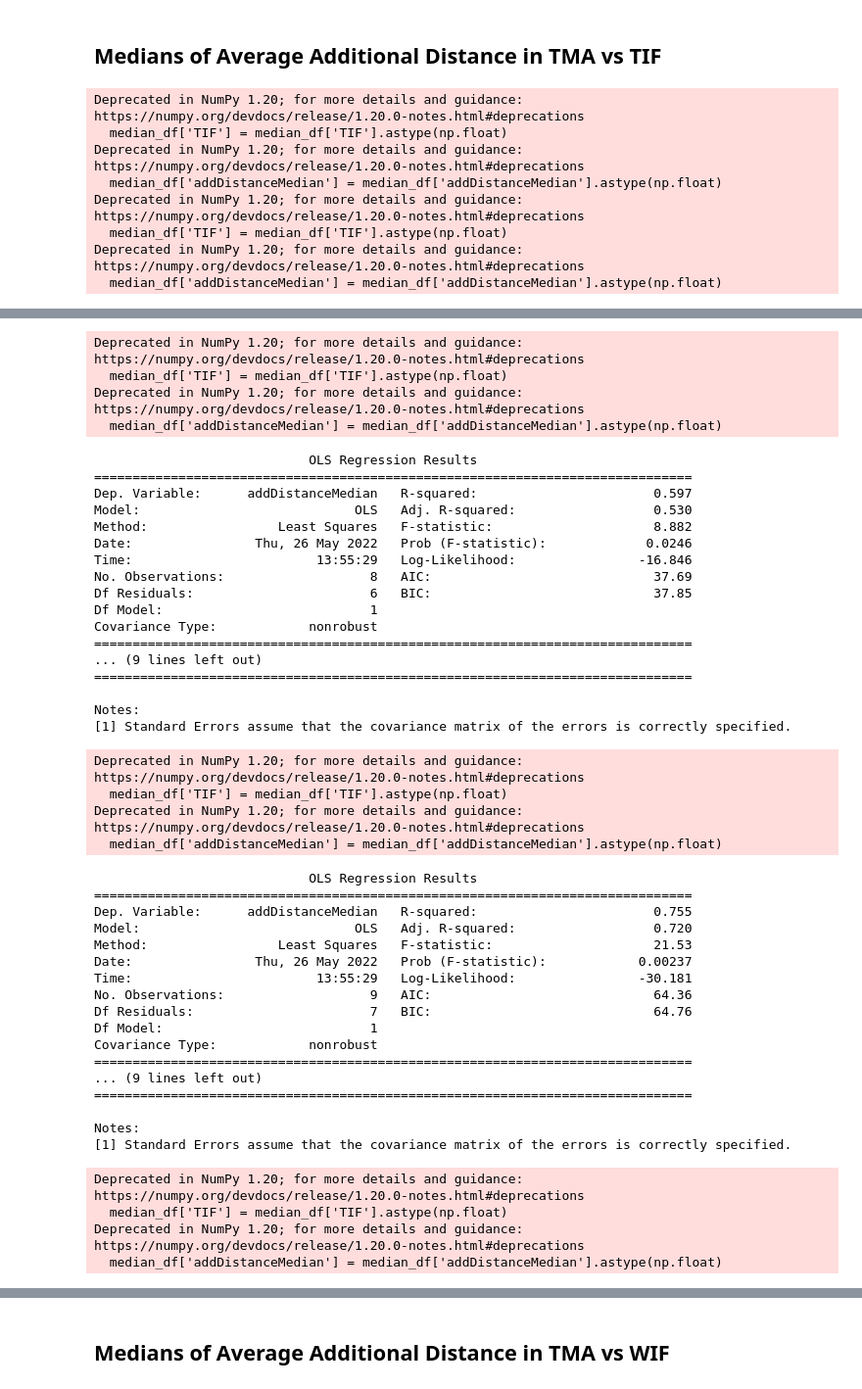
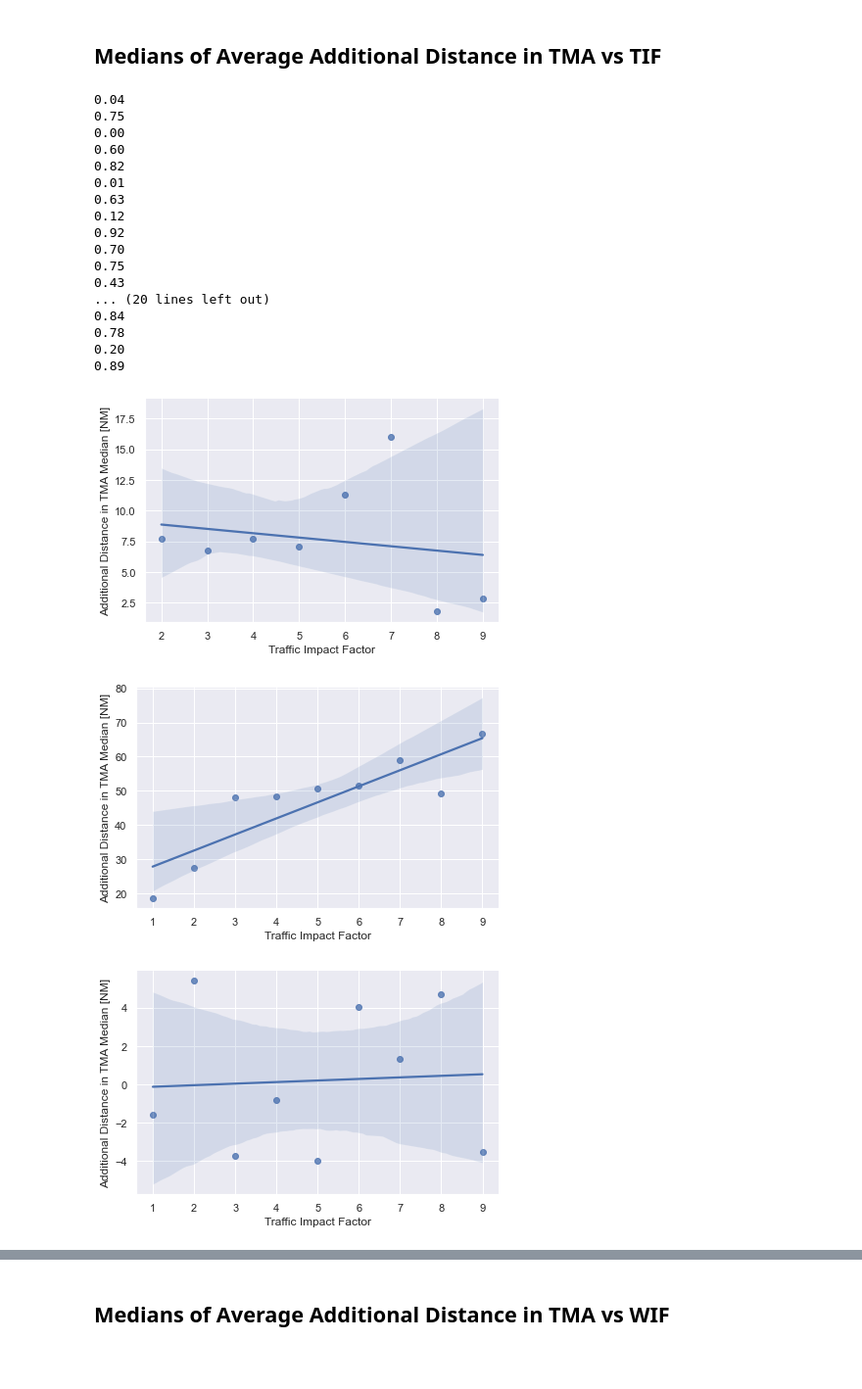
Before and after one commit to anlemett/FlightEfficiencyJournal, a Jupyter notebook: Jupyter/ByClusters/Regression/horizontal_PIs_medians_vs_impact_factors.ipynb, the cells around one changed output, grey strips where cells are left out. Shown at 98% size. Drawn from its saved outputs; the diff is of its cells as text; code cells hidden in the pictures; blank space fills up the shorter version.

```diff
--- a/Jupyter/ByClusters/Regression/horizontal_PIs_medians_vs_impact_factors.ipynb
+++ b/Jupyter/ByClusters/Regression/horizontal_PIs_medians_vs_impact_factors.ipynb
@@ -83,39 +86,54 @@ for runway in RUNWAYS:
             #idx_df = group['distanceChangePercentMean']
             idx_df = group['additionalDistanceMean']
 
             idx_median = np.median(idx_df)
             median_df = median_df.append({'TIF': idx, 'addDistanceMedian': idx_median}, ignore_index=True)
 
         median_df['TIF'] = median_df['TIF'].astype(np.float)
         median_df['addDistanceMedian'] = median_df['addDistanceMedian'].astype(np.float)
 
         sns.set(rc={'figure.figsize':(1,1)})
 
         sns.lmplot(x='TIF',y='addDistanceMedian',data=median_df,fit_reg=True, height=4, aspect=3/2);
         plt.xlabel('Traffic Impact Factor')
         plt.ylabel('Additional Distance in TMA Median [NM]')
         #plt.ylabel('Additional Distance in TMA Median [%]')
 
         fig_name = "Figures\AddDistanceVsTIF\AddDistanceVsTIF_runway" + runway + "_cluster" + str(cluster) + ".png"
         #fig_name = "Figures\AddDistancePercentVsTIF\AddDistancePercentVsTIF_runway" + runway + "_cluster" + str(cluster) + ".png"
         plt.savefig(fig_name)
 
         #statsmodel:
         X_df = median_df[['TIF']]
         y_df = median_df[['addDistanceMedian']]
 
         X2 = sm.add_constant(X_df.values)
         est = sm.OLS(y_df, X2)
         est2 = est.fit()
-        print(est2.summary())
+        #print(est2.summary())
+        rsquare = est2.rsquared
+        #print(f"R-suare is {rsquare:.2f}")
+        print(f"{rsquare:.2f}")
         # with outliers - ESGG: 0.84, ESSA: 0.93
         # without outliers - ESGG: 0.86, ESSA: 0.93
 # %% [output]
-Deprecated in NumPy 1.20; for more details and guidance: https://numpy.org/devdocs/release/1.20.0-notes.html#deprecations
-  median_df['TIF'] = median_df['TIF'].astype(np.float)
-Deprecated in NumPy 1.20; for more details and guidance: https://numpy.org/devdocs/release/1.20.0-notes.html#deprecations
-  median_df['addDistanceMedian'] = median_df['addDistanceMedian'].astype(np.float)
-Deprecated in NumPy 1.20; for more details and guidance: https://numpy.org/devdocs/release/1.20.0-notes.html#deprecations
-  median_df['TIF'] = median_df['TIF'].astype(np.float)
-Deprecated in NumPy 1.20; for more details and guidance: https://numpy.org/devdocs/release/1.20.0-notes.html#deprecations
-  median_df['addDistanceMedian'] = median_df['addDistanceMedian'].astype(np.float)
+0.04
+0.75
+0.00
+0.60
+0.82
+0.01
+0.63
+0.12
+0.92
+0.70
+0.75
+0.43
+... (20 lines left out)
+0.84
+0.78
+0.20
+0.89
+[figure, added]
+[figure, added]
+[figure, added]
@@ -139,46 +148,0 @@ Notes:
-Deprecated in NumPy 1.20; for more details and guidance: https://numpy.org/devdocs/release/1.20.0-notes.html#deprecations
-  median_df['TIF'] = median_df['TIF'].astype(np.float)
-Deprecated in NumPy 1.20; for more details and guidance: https://numpy.org/devdocs/release/1.20.0-notes.html#deprecations
-  median_df['addDistanceMedian'] = median_df['addDistanceMedian'].astype(np.float)
-                            OLS Regression Results
-==============================================================================
-Dep. Variable:      addDistanceMedian   R-squared:                       0.597
-Model:                            OLS   Adj. R-squared:                  0.530
-Method:                 Least Squares   F-statistic:                     8.882
-Date:                Thu, 26 May 2022   Prob (F-statistic):             0.0246
-Time:                        13:55:29   Log-Likelihood:                -16.846
-No. Observations:                   8   AIC:                             37.69
-Df Residuals:                       6   BIC:                             37.85
-Df Model:                           1
-Covariance Type:            nonrobust
-==============================================================================
-... (9 lines left out)
-==============================================================================
-
-Notes:
-[1] Standard Errors assume that the covariance matrix of the errors is correctly specified.
-Deprecated in NumPy 1.20; for more details and guidance: https://numpy.org/devdocs/release/1.20.0-notes.html#deprecations
-  median_df['TIF'] = median_df['TIF'].astype(np.float)
-Deprecated in NumPy 1.20; for more details and guidance: https://numpy.org/devdocs/release/1.20.0-notes.html#deprecations
-  median_df['addDistanceMedian'] = median_df['addDistanceMedian'].astype(np.float)
-                            OLS Regression Results
-==============================================================================
-Dep. Variable:      addDistanceMedian   R-squared:                       0.755
-Model:                            OLS   Adj. R-squared:                  0.720
-Method:                 Least Squares   F-statistic:                     21.53
-Date:                Thu, 26 May 2022   Prob (F-statistic):            0.00237
-Time:                        13:55:29   Log-Likelihood:                -30.181
-No. Observations:                   9   AIC:                             64.36
-Df Residuals:                       7   BIC:                             64.76
-Df Model:                           1
-Covariance Type:            nonrobust
-==============================================================================
-... (9 lines left out)
-==============================================================================
-
-Notes:
-[1] Standard Errors assume that the covariance matrix of the errors is correctly specified.
-Deprecated in NumPy 1.20; for more details and guidance: https://numpy.org/devdocs/release/1.20.0-notes.html#deprecations
-  median_df['TIF'] = median_df['TIF'].astype(np.float)
-Deprecated in NumPy 1.20; for more details and guidance: https://numpy.org/devdocs/release/1.20.0-notes.html#deprecations
-  median_df['addDistanceMedian'] = median_df['addDistanceMedian'].astype(np.float)
```
Also changed, not shown: parts of 3 cells of this notebook, 19 other files.
